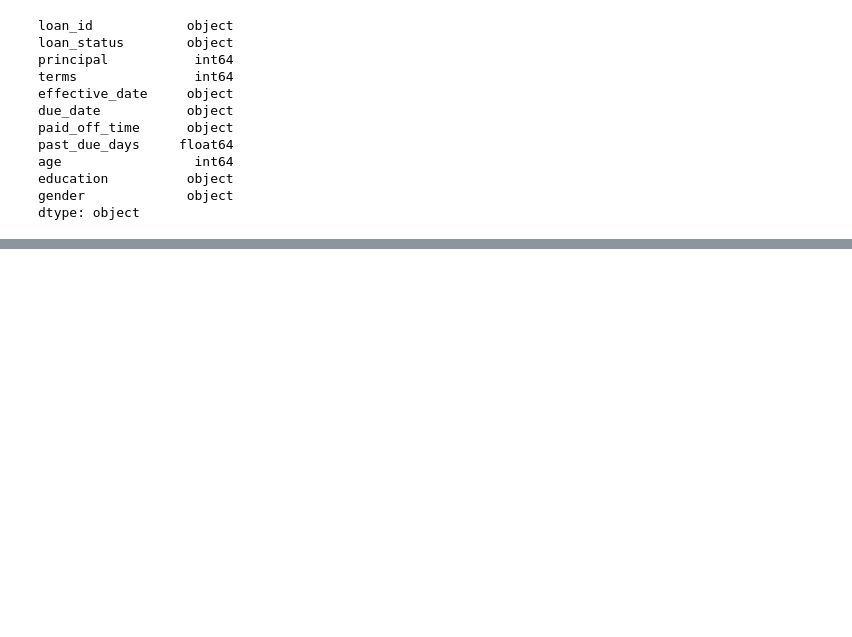
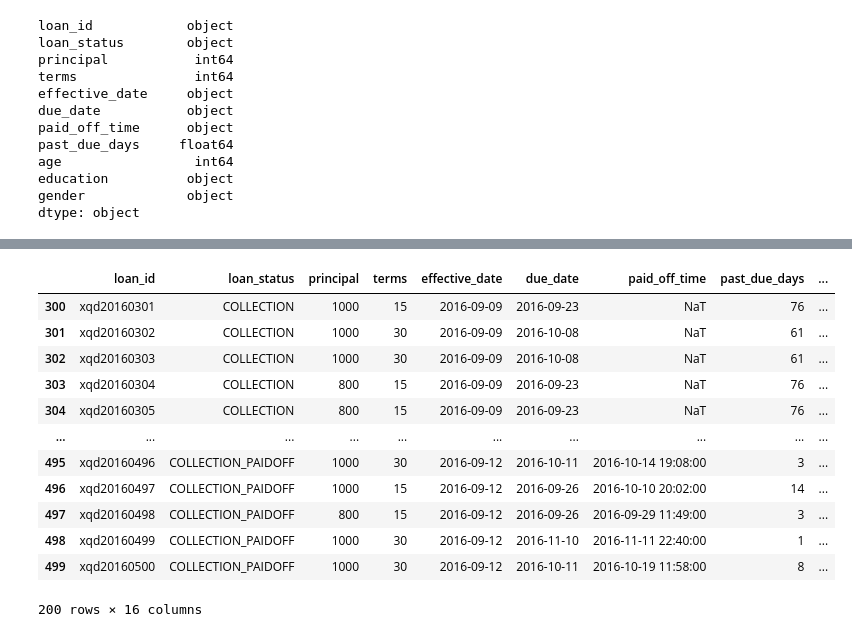
Before and after one commit to TelRich/Loan-Project, a Jupyter notebook: loan.ipynb, the cells around one changed output, grey strips where cells are left out. Saved outputs shown, nothing was run; the diff lists cells and outputs as text; code cells hidden in the pictures; blank space fills up the shorter version.

```diff
--- a/loan.ipynb
+++ b/loan.ipynb
@@ -108,0 +167,18 @@ Length: 500, dtype: bool
+# %%
+def bucket(x):
+    if x > 60:
+        return '61-90'
+    elif x > 30:
+        return '31-60'
+    elif x > 0:
+        return '1-30'
+    else:
+        return 'UTD'
+# %%
+ln_data['arrears_bucket'] = ln_data['past_due_days'].apply(lambda x: bucket(x), axis)
+# %%
+ln_data['par0'] = ln_data.apply(lambda row: row['principal'] if row['arrears_bucket'] in ['1-30', '31-60', '61-90'] else 0, axis=1)
+ln_data['par30'] = ln_data.apply(lambda row: row['principal'] if row['arrears_bucket'] in ['31-60', '61-90'] else 0, axis=1)
+# %%
+ln_data['par0%'] = ln_data.apply(lambda row: row['par0']/ln_data['par0'].sum() * 100, axis=1)
+ln_data['par30%'] = ln_data.apply(lambda row: row['par30']/ln_data['par30'].sum() * 100, axis=1)
@@ -108,0 +254,16 @@ Length: 500, dtype: bool
+# %%
+ln_data[ln_data['par0'] > 0]
+# %% [output]
+|  | loan_id | loan_status | principal | terms | effective_date | due_date | paid_off_time | past_due_days | ... |
+| 300 | xqd20160301 | COLLECTION | 1000 | 15 | 2016-09-09 | 2016-09-23 | NaT | 76 | ... |
+| 301 | xqd20160302 | COLLECTION | 1000 | 30 | 2016-09-09 | 2016-10-08 | NaT | 61 | ... |
+| 302 | xqd20160303 | COLLECTION | 1000 | 30 | 2016-09-09 | 2016-10-08 | NaT | 61 | ... |
+| 303 | xqd20160304 | COLLECTION | 800 | 15 | 2016-09-09 | 2016-09-23 | NaT | 76 | ... |
+| 304 | xqd20160305 | COLLECTION | 800 | 15 | 2016-09-09 | 2016-09-23 | NaT | 76 | ... |
+| ... | ... | ... | ... | ... | ... | ... | ... | ... | ... |
+| 495 | xqd20160496 | COLLECTION_PAIDOFF | 1000 | 30 | 2016-09-12 | 2016-10-11 | 2016-10-14 19:08:00 | 3 | ... |
+| 496 | xqd20160497 | COLLECTION_PAIDOFF | 1000 | 15 | 2016-09-12 | 2016-09-26 | 2016-10-10 20:02:00 | 14 | ... |
+| 497 | xqd20160498 | COLLECTION_PAIDOFF | 800 | 15 | 2016-09-12 | 2016-09-26 | 2016-09-29 11:49:00 | 3 | ... |
+| 498 | xqd20160499 | COLLECTION_PAIDOFF | 1000 | 30 | 2016-09-12 | 2016-11-10 | 2016-11-11 22:40:00 | 1 | ... |
+| 499 | xqd20160500 | COLLECTION_PAIDOFF | 1000 | 30 | 2016-09-12 | 2016-10-11 | 2016-10-19 11:58:00 | 8 | ... |
+200 rows × 16 columns
```
Also changed, not shown: parts of 14 cells of this notebook, 1 other file.
